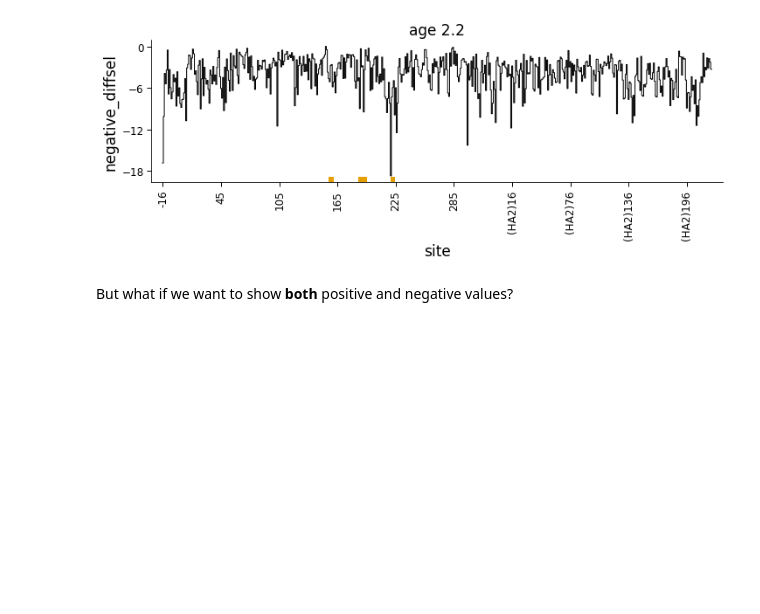
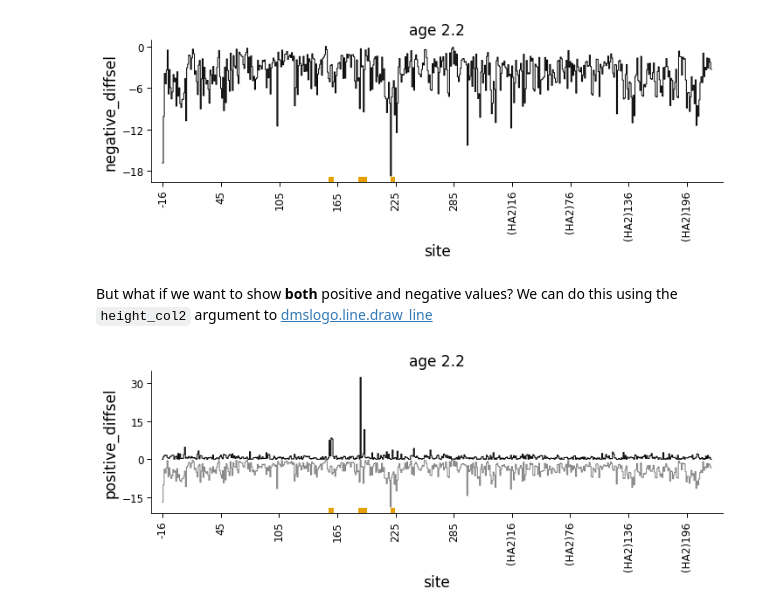
Before and after one commit to jbloomlab/dmslogo, a Jupyter notebook: notebooks/negative_values.ipynb, the cells around one changed output. Cells and saved outputs as stored; diff of their text form; code cells hidden in the pictures; blank space fills up the shorter version.

Commit message:
`draw_line` can plot separate (negative) line
Set up `draw_line` to take a second line, which can nicely
be used to plot negative values.

```diff
--- a/notebooks/negative_values.ipynb
+++ b/notebooks/negative_values.ipynb
@@ -189,3 +191,15 @@ fig, ax = dmslogo.draw_line(ha_df.query('sample == "age 2.2"'),
 [figure]
 # %% [markdown]
 But what if we want to show **both** positive and negative values?
+We can do this using the `height_col2` argument to [dmslogo.line.draw_line](https://jbloomlab.github.io/dmslogo/dmslogo.line.html#dmslogo.line.draw_line)
+# %%
+fig, ax = dmslogo.draw_line(ha_df.query('sample == "age 2.2"'),
+                            x_col='isite',
+                            height_col='positive_diffsel',
+                            height_col2='negative_diffsel',
+                            xtick_col='site',
+                            show_col='to_show',
+                            title='age 2.2',
+                            widthscale=2)
+# %% [output]
+[figure, added]
```
Also changed, not shown: parts of 8 cells of this notebook, 3 other files.
